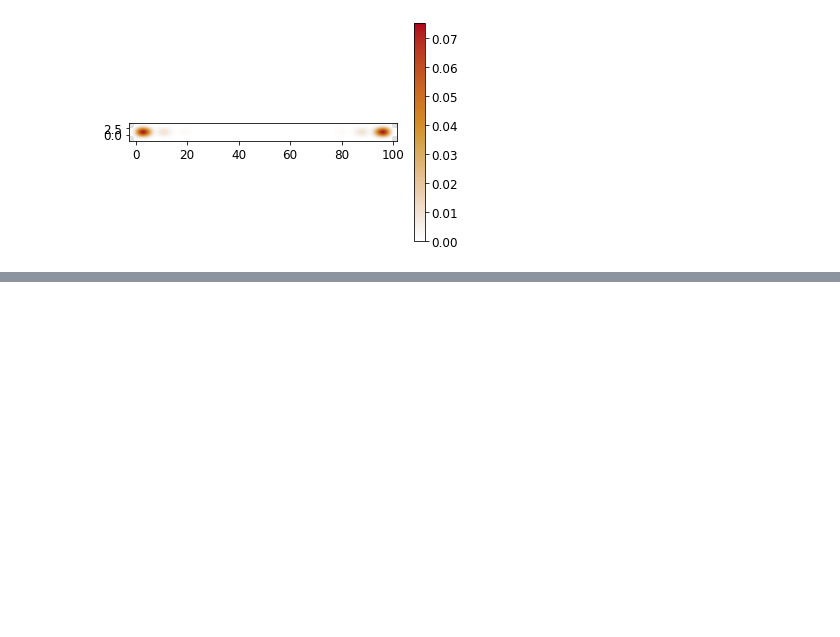
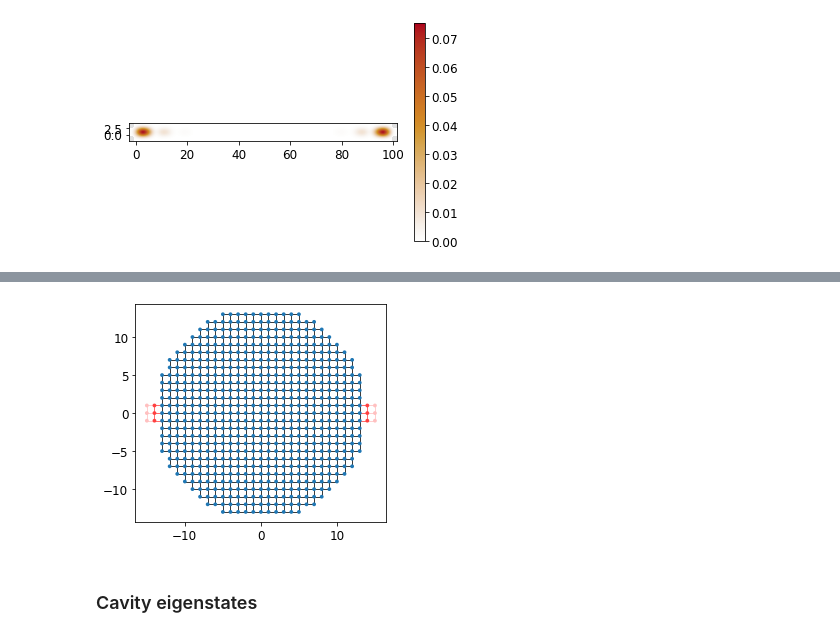
Before and after one commit to Satin21/Trijunction, a Jupyter notebook: analysis/boundstate.ipynb, the cells around one changed output, grey strips where cells are left out. Drawn from its saved outputs; the diff is of its cells as text; code cells hidden in the pictures; blank space fills up the shorter version.

```diff
--- a/analysis/boundstate.ipynb
+++ b/analysis/boundstate.ipynb
@@ -224,0 +343,9 @@ kwant.plotter.density(finite_wire, density(fin_vecs[50][5]));
+# %%
+cavity_hamiltonian = """
+    ( t * (k_x**2 + k_y**2 ) - mu_cavity) * kron(sigma_0, sigma_z)
+    + alpha * k_x * kron(sigma_y, sigma_z)
+    - alpha * k_y * kron(sigma_x, sigma_z)
+    + B_x * kron(sigma_x, sigma_0)
+"""
+
+cavity_template = kwant.continuum.discretize(cavity_hamiltonian)
@@ -224,0 +366,38 @@ kwant.plotter.density(finite_wire, density(fin_vecs[50][5]));
+# %%
+def circle_shape(r):
+    def shape(site):
+        x, y = site.pos
+        return x**2 + y**2 < r**2
+    return shape
+
+
+def make_circular_cavity(r):
+    junction = kwant.Builder()
+    junction.fill(
+        cavity_template,
+        shape=circle_shape(r),
+        start=[0,0]
+    )
+    return junction
+# %%
+circle = make_circular_cavity(r=14)
+lead_1 = kwant.Builder(symmetry=kwant.TranslationalSymmetry([-1, 0]))
+lead_2 = kwant.Builder(symmetry=kwant.TranslationalSymmetry([1, 0]))
+W = 3
+x0 = -9
+y0 = 0
+lead_1.fill(lead1_template,
+          shape=lambda site: -W/2 + y0 <= site.pos[1] < W/2 + y0,
+          start=[x0, y0]);
+circle.attach_lead(lead_1)
+lead_2.fill(lead2_template,
+          shape=lambda site: -W/2 + y0 <= site.pos[1] < W/2 + y0,
+          start=[x0, y0]);
+circle.attach_lead(lead_2)
+circle = circle.finalized()
+# %%
+kwant.plot(circle);
+# %% [output]
+[figure, added]
+# %% [markdown]
+### Cavity eigenstates
```
Also changed, not shown: parts of 72 cells of this notebook, 6 other files.
